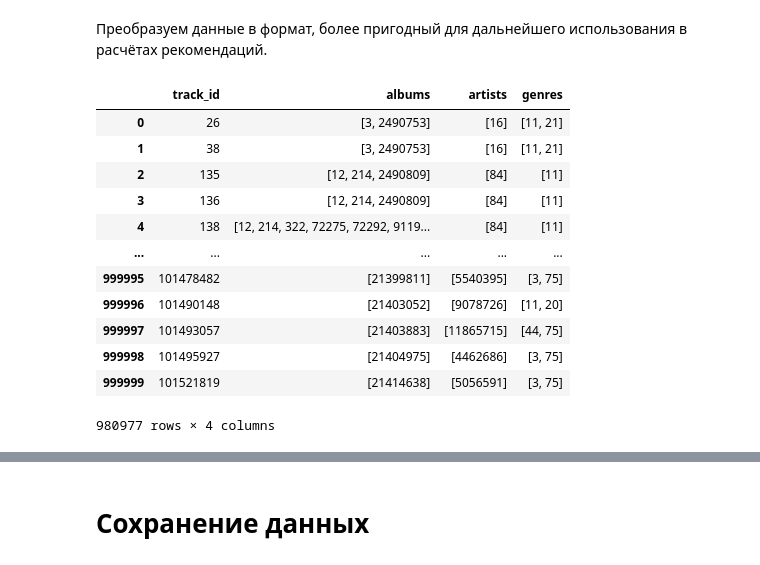
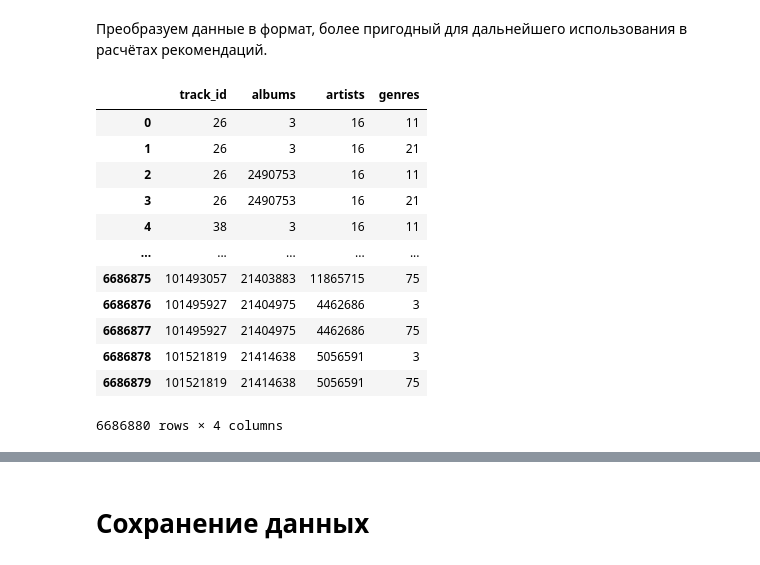
Before and after one commit to marsel171/mle-project-sprint-4, a Jupyter notebook: recommendations.ipynb, the cells around one changed output, grey strips where cells are left out. Cells and saved outputs as stored; diff of their text form; code cells hidden in the pictures.

```diff
--- a/recommendations.ipynb
+++ b/recommendations.ipynb
@@ -810,18 +857,20 @@ interactions_by_track_tail_100[~interactions_by_track_tail_100["track"].isnull()
 # %% [markdown]
 Преобразуем данные в формат, более пригодный для дальнейшего использования в расчётах рекомендаций.
 # %%
+# раскроем все списки в tracks и добавим к ним информацию из catalog_names
+tracks = tracks.explode("albums").explode("artists").explode("genres").reset_index(drop=True)
 tracks
 # %% [output]
 |  | track_id | albums | artists | genres |
-| 0 | 26 | [3, 2490753] | [16] | [11, 21] |
-| 1 | 38 | [3, 2490753] | [16] | [11, 21] |
-| 2 | 135 | [12, 214, 2490809] | [84] | [11] |
-| 3 | 136 | [12, 214, 2490809] | [84] | [11] |
-| 4 | 138 | [12, 214, 322, 72275, 72292, 9119... | [84] | [11] |
+| 0 | 26 | 3 | 16 | 11 |
+| 1 | 26 | 3 | 16 | 21 |
+| 2 | 26 | 2490753 | 16 | 11 |
+| 3 | 26 | 2490753 | 16 | 21 |
+| 4 | 38 | 3 | 16 | 11 |
 | ... | ... | ... | ... | ... |
-| 999995 | 101478482 | [21399811] | [5540395] | [3, 75] |
-| 999996 | 101490148 | [21403052] | [9078726] | [11, 20] |
-| 999997 | 101493057 | [21403883] | [11865715] | [44, 75] |
-| 999998 | 101495927 | [21404975] | [4462686] | [3, 75] |
-| 999999 | 101521819 | [21414638] | [5056591] | [3, 75] |
+| 6686875 | 101493057 | 21403883 | 11865715 | 75 |
+| 6686876 | 101495927 | 21404975 | 4462686 | 3 |
+| 6686877 | 101495927 | 21404975 | 4462686 | 75 |
+| 6686878 | 101521819 | 21414638 | 5056591 | 3 |
+| 6686879 | 101521819 | 21414638 | 5056591 | 75 |
-980977 rows × 4 columns
+6686880 rows × 4 columns
```
Also changed, not shown: parts of 25 cells of this notebook.
